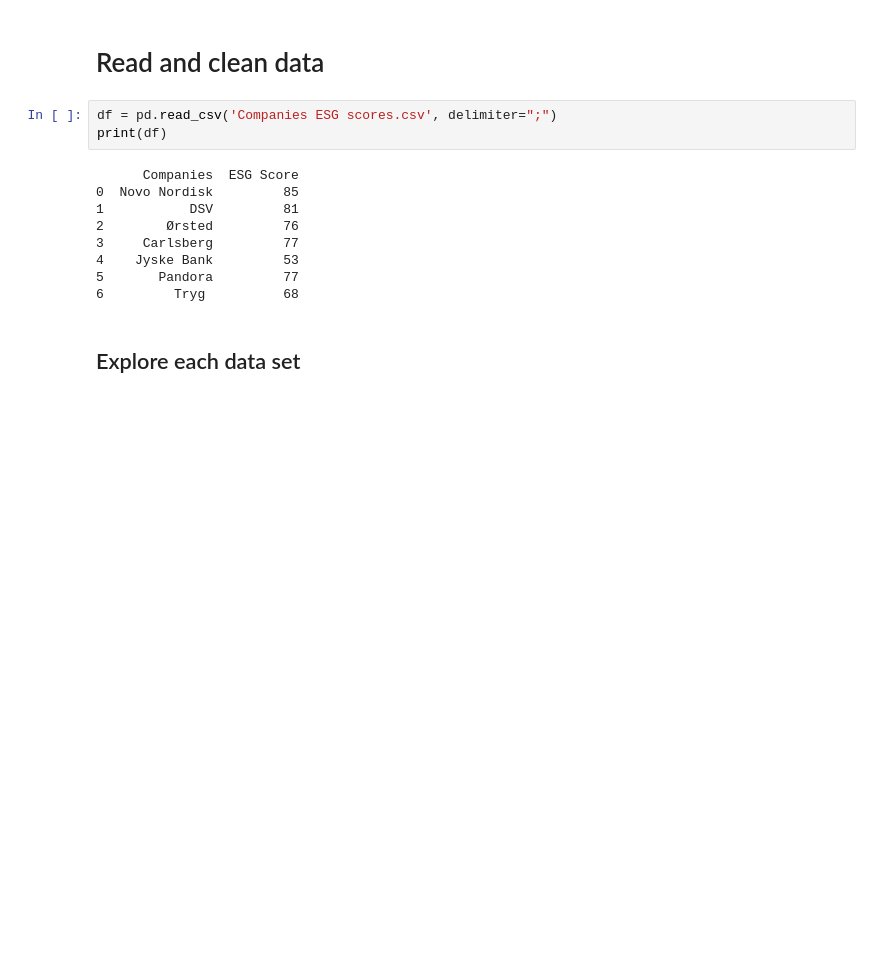
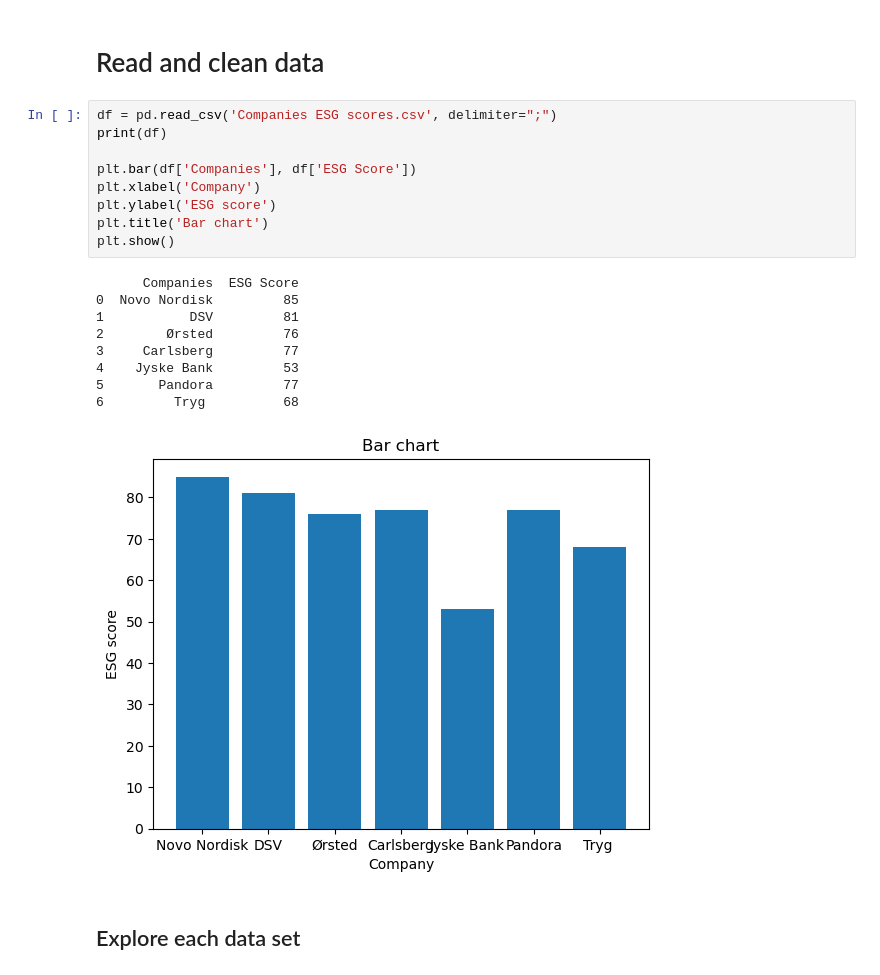
Before and after one commit to NumEconCopenhagen/projects-2023-mmj, a Jupyter notebook: dataproject/dataproject.ipynb, the cells around one changed output. Drawn from its saved outputs; the diff is of its cells as text; blank space fills up the shorter version.

```diff
--- a/dataproject/dataproject.ipynb
+++ b/dataproject/dataproject.ipynb
@@ -28,15 +28,22 @@ The autoreload extension is already loaded. To reload it, use:
 # %%
 df = pd.read_csv('Companies ESG scores.csv', delimiter=";")
 print(df)
+
+plt.bar(df['Companies'], df['ESG Score'])
+plt.xlabel('Company')
+plt.ylabel('ESG score')
+plt.title('Bar chart')
+plt.show()
 # %% [output]
       Companies  ESG Score
 0  Novo Nordisk         85
 1           DSV         81
 2        Ørsted         76
 3     Carlsberg         77
 4    Jyske Bank         53
 5       Pandora         77
 6         Tryg          68
+[figure, added]
 # %% [markdown]
 ## Explore each data set
 # %% [markdown]
```
